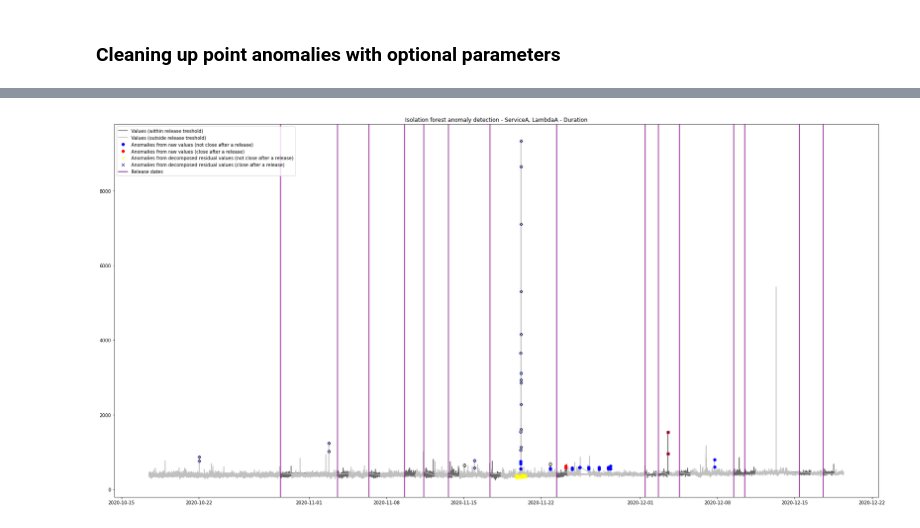
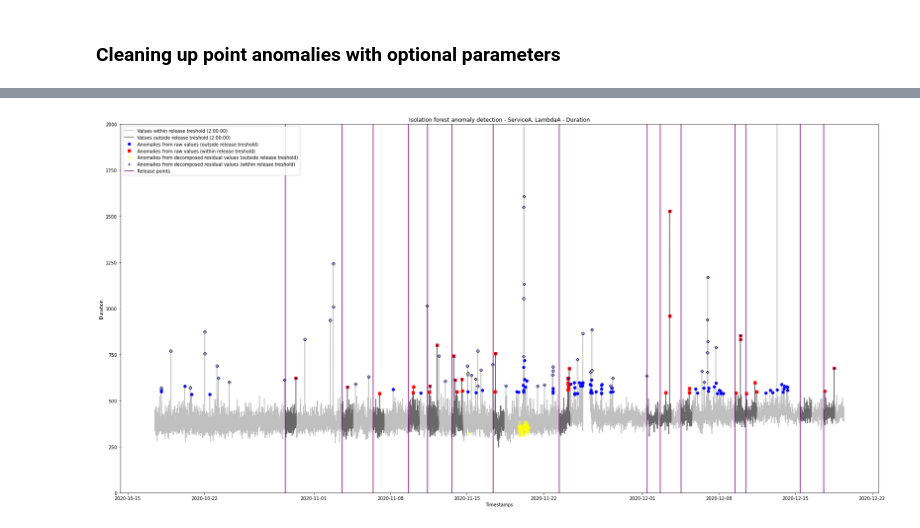
Before and after one commit to Matt-RJ/fyp-anomaly-detection, a Jupyter notebook: isolation-forest.ipynb, the cells around one changed output, grey strips where cells are left out. Drawn from its saved outputs; the diff is of its cells as text; code cells hidden in the pictures.

Commit message:
Updated generated graphs with marked anomalies soon after a release.

```diff
--- a/isolation-forest.ipynb
+++ b/isolation-forest.ipynb
@@ -13,9 +13,10 @@ METRIC = 'Duration' if USE_DURATION else 'ConcurrentExecutions' # Should be 'Dur
 METRIC_SLICE = None
 # METRIC_SLICE = [5000, 8000] # Optional array for using only a slice of the whole metric e.g. [5000, 8000] will use df[5000:8000] later on
 
-STL_DECOMP_PERIOD=288 # (Required) Period for stl decomposition. See https://www.statsmodels.org/stable/generated/statsmodels.tsa.seasonal.seasonal_decompose.html.
-ANOMALY_NEIGHBOR_LIMIT = 2 # (Optional, int) Minimum number of anomalies in a row. Anomalies under this number are removed.
-POST_RELEASE_TRESHOLD = timedelta(days=1) # (Optional, timedelta) If defined, all anomalies after a release date within the treshold will be summed up and marked in the final graph.
+STL_DECOMP_PERIOD = 288 # (Int, required) Period for stl decomposition. See https://www.statsmodels.org/stable/generated/statsmodels.tsa.seasonal.seasonal_decompose.html
+GRAPH_GAP_TRESHOLD = timedelta(hours=2) # (Timedelta, required) Us
+ANOMALY_NEIGHBOR_LIMIT = 1 # (Int, optional) Minimum number of anomalies in a row. Anomalies under this number are removed.
+POST_RELEASE_TRESHOLD = timedelta(days=1) # (Timedelta, optional) If defined, all anomalies after a release date within the treshold will be summed up and marked in the final graph.
 # %%
 import pandas as pd
 import numpy as np
@@ -75,13 +76,14 @@ release_service_map = {
     'ServiceD': 'ServiceCD',
     'ServiceE': 'ServiceEF',
     'ServiceF': 'ServiceEF',
+    'ServiceG': None,
     'ServiceH': 'ServiceHIK',
     'ServiceI': 'ServiceHIK',
     'ServiceJ': 'ServiceJ',
     'ServiceK': 'ServiceHIK'
 }
 
-service_releases = releases.loc[releases['ServiceNames'] == release_service_map[SERVICE]]
+service_releases = releases.loc[releases['ServiceNames'] == release_service_map[SERVICE]] if release_service_map[SERVICE] != None else None
 # %%
 try:
     df = metrics[METRIC]
@@ -92,10 +94,4 @@ except:
     winsound.Beep(250, 600)
 
 df_test = df.copy()
-
-try:
-    if (METRIC_SLICE is not None):
-        df_test = df_test[METRIC_SLICE[0]:METRIC_SLICE[1]]
-except NameError: # No value for METRIC_SLICE
-    pass
 # %% [markdown]
@@ -275,0 +259,3 @@ Anomalous data points from decomposed residual values: 95 / 17936
+# %%
+df_test['Gap'] = (df.Timestamps.diff() >= GRAPH_GAP_TRESHOLD).astype(int)
+print(df_test.loc[df_test['Gap'] == 1])
@@ -276,56 +271,70 @@ Anomalous data points from decomposed residual values: 95 / 17936
 # %%
-values_inside_release_treshold = df_test.loc[df_test.PostRelease == 1]
-values_outside_release_treshold = df_test.loc[df_test.PostRelease == 0]
-release_points = df_test.loc[df_test.ReleasePoint == 1]
+import numpy.ma as ma
+
+values_inside_release_treshold = df_test.loc[df_test.Post_Release == 1]
+values_outside_release_treshold = df_test.loc[df_test.Post_Release == 0]
+release_points = df_test.loc[df_test.Release_Point == 1]
 
 # Anomalies not soon after a release
-values_anomalies = df_test.loc[(df_test.Values_Inliers == -1) & (df_test.PostRelease == 0)]
-residual_values_anomalies = df_test.loc[(df_test.Residual_Values_Inliers == -1) & (df_test.PostRelease == 0)]
+values_anomalies = df_test.loc[(df_test.Values_Inliers == -1) & (df_test.Post_Release == 0)]
+residual_values_anomalies = df_test.loc[(df_test.Residual_Values_Inliers == -1) & (df_test.Post_Release == 0)]
 
 # Anomalies soon after a release
-post_release_values_anomalies = df_test.loc[(df_test.Values_Inliers == -1) & (df_test.PostRelease == 1)]
-post_release_residual_values_anomalies = df_test.loc[(df_test.Residual_Values_Inliers == -1) & (df_test.PostRelease == 1)]
+post_release_values_anomalies = df_test.loc[(df_test.Values_Inliers == -1) & (df_test.Post_Release == 1)]
+post_release_residual_values_anomalies = df_test.loc[(df_test.Residual_Values_Inliers == -1) & (df_test.Post_Release == 1)]
 
 from matplotlib.pyplot import figure
 plt.figure(figsize=(30,15))
+plt.xlabel("Timestamps")
+plt.ylabel('Duration' if METRIC == 'Duration' else 'Concurrent Executions')
 
-# TODO: Find way to connect separate plot lines cleanly
-plt.plot(values_inside_release_treshold.Timestamps, values_inside_release_treshold.Values, color='dimgrey')
-plt.plot(values_outside_release_treshold.Timestamps, values_outside_release_treshold.Values, color='silver')
+
+# Not close to release
+mc = ma.array(df.Values.values)
+mc[(df_test.Post_Release == 1) | (df_test.Gap)] = ma.masked
+plt.plot(df_test.Timestamps.values, mc, color='silver')
+
+# Close to release
+mc = ma.array(df.Values.values)
+mc[(df_test.Post_Release == 0) | (df_test.Gap)] = ma.masked
+plt.plot(df_test.Timestamps.values, mc, color='dimgrey')
+
 plt.plot(values_anomalies.Timestamps, values_anomalies.Values, 'o', color='blue')
-plt.plot(post_release_values_anomalies.Timestamps, post_release_values_anomalies.Values, 'o', color='red')
+plt.plot(post_release_values_anomalies.Timestamps, post_release_values_anomalies.Values, 's', color='red')
 plt.plot(residual_values_anomalies.Timestamps, residual_values_anomalies.Values, 'x', color='yellow')
-plt.plot(post_release_residual_values_anomalies.Timestamps, post_release_residual_values_anomalies.Values, 'x', color='navy')
+plt.plot(post_release_residual_values_anomalies.Timestamps, post_release_residual_values_anomalies.Values, '+', color='navy')
+
+
 
 # Release date lines
 for release in release_points.Timestamps:
     plt.axvline(release, color='purple')
 
 plt.title(f'Isolation forest anomaly detection - {SERVICE}, {LAMBDA} - {METRIC}')
 plt.legend([
-    'Values (within release treshold)',
-    'Values (outside release treshold)',
-    'Anomalies from raw values (not close after a release)',
-    'Anomalies from raw values (close after a release)',
-    'Anomalies from decomposed residual values (not close after a release)',
-    'Anomalies from decomposed residual values (close after a release)',
-    'Release dates'
-])
+    f'Values within release treshold ({GRAPH_GAP_TRESHOLD})',
+    f'Values outside release treshold ({GRAPH_GAP_TRESHOLD})',
+    'Anomalies from raw values (outside release treshold)',
+    'Anomalies from raw values (within release treshold)',
+    'Anomalies from decomposed residual values (outside release treshold)',
+    'Anomalies from decomposed residual values (within release treshold)',
+    'Release points'
+], loc=2)
 
+plt.ylim(0, 2000)
 
 # Output .png & .pdf files
 import os
 
 savedir = f'{os.getcwd()}\\output\\{SERVICE}\\{LAMBDA}'
 if not os.path.exists(savedir):
     os.makedirs(savedir)
-plt.savefig(f'{savedir}\\{METRIC}.pdf')
+plt.savefig(f'{savedir}\\{METRIC}.pdf', transparent=True)
 plt.savefig(f'{savedir}\\{METRIC}.png')
-
 
 plt.show()
 
 print(f'Post-release values anomalies: {len(post_release_values_anomalies)} of {len(values_anomalies)} total values anomalies')
 print(f'Post-release residual value anomalies: {len(post_release_residual_values_anomalies)} of {len(residual_values_anomalies)} total residual value anomalies')
 # %% [output]
-[figure, old version]
+[figure, new version]
```
Also changed, not shown: parts of 14 cells of this notebook, 1 other file.
